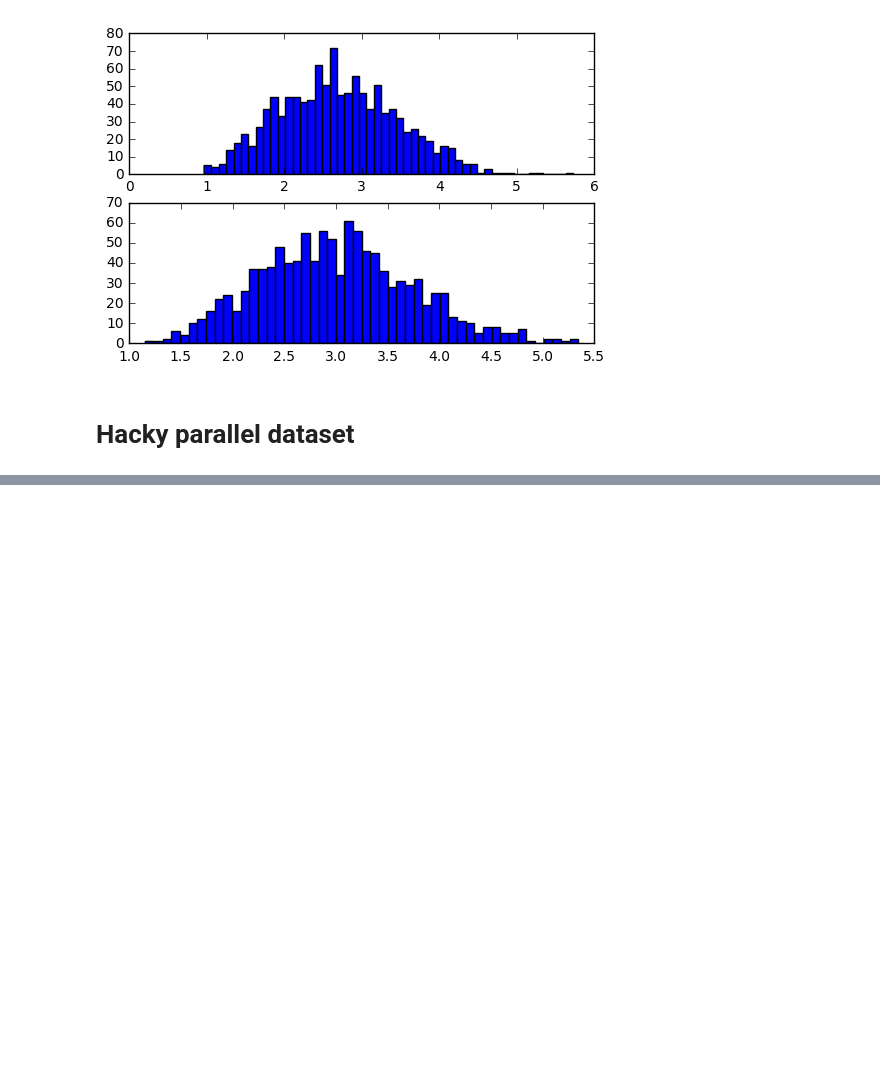
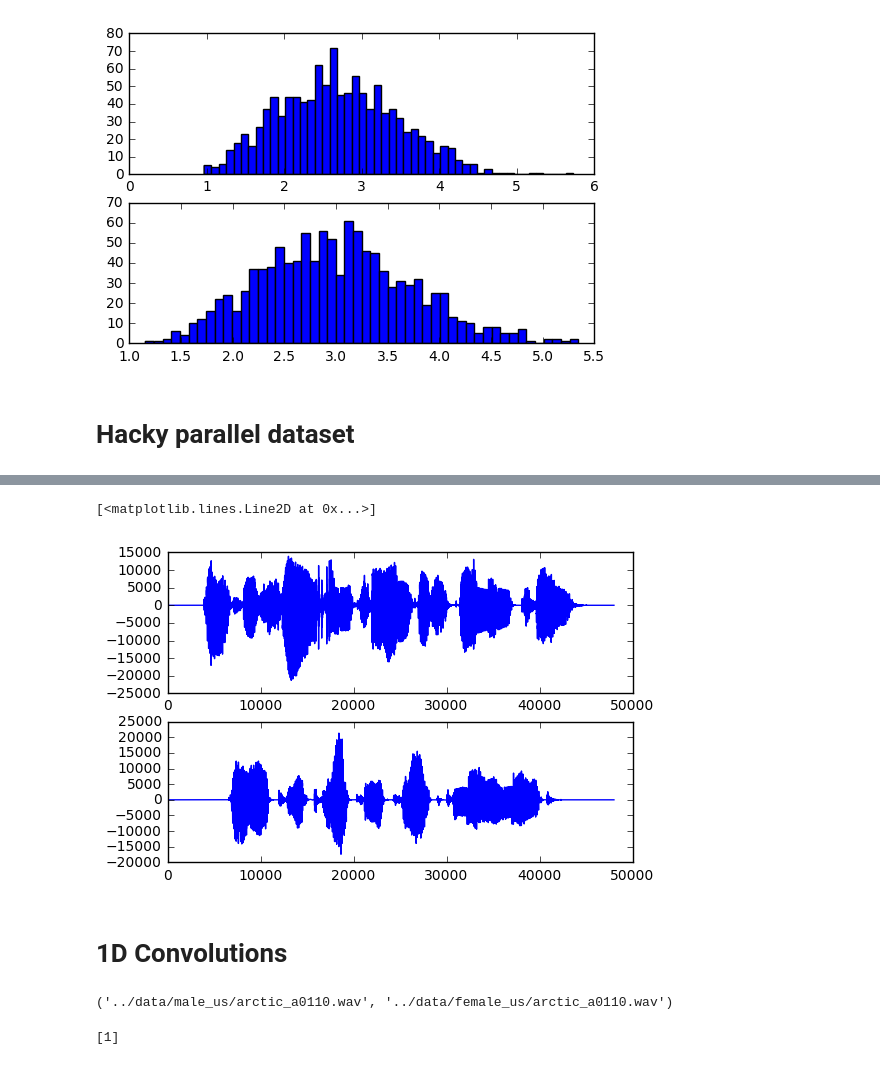
Before and after one commit to tmulc18/S2SCycleGAN, a Jupyter notebook: nbs/Data Investigating.ipynb, the cells around one changed output, grey strips where cells are left out. Cells and saved outputs as stored; diff of their text form; code cells hidden in the pictures; blank space fills up the shorter version.

```diff
--- a/nbs/Data Investigating.ipynb
+++ b/nbs/Data Investigating.ipynb
@@ -48,0 +120,27 @@ for i in glob.glob(mpath+'/*.wav'):
+# %%
+class Batch(object):
+    def __init__(self,mapping,bin_max,batch_size=1):
+        self.mapping = mapping
+        self.bin_max = bin_max
+        self.seq_size = self.bin_max*SMP_RATE
+        self.x_list = mapping.keys()
+        self.size = len(self.x_list)
+        self.batch_size = batch_size
+        self.cursors = [(self.size//self.batch_size)*i for i in range(self.batch_size)]
+
+    def getBatch(self):
+        x_path = [self.x_list[c] for c in self.cursors]
+        y_path = [self.mapping[xp] for xp in x_path]
+
+        #xs
+        x = np.empty(shape=(self.batch_size,self.seq_size))
+        for i,xp in enumerate(x_path):
+            _,x_raw=wavfile.read(xp)
+            x_pad = padTo(x_raw,self.bin_max*SMP_RATE)
+            x[i,:]=x_pad
+        #x =
+        #_,x = wavfile.read(xp)
+        #_,y = wavfile.read(y_path)
+        self.cursors = [(c+1)%self.size for c in self.cursors]
+        return x
+        return zip(x_path,y_path)
@@ -48,0 +153,19 @@ for i in glob.glob(mpath+'/*.wav'):
+# %%
+temp = b.getBatch()
+plt.subplot(211)
+plt.plot(temp[0])
+plt.subplot(212)
+plt.plot(temp[1])
+# %% [output]
+[<matplotlib.lines.Line2D at 0x...>]
+[figure, added]
+# %% [markdown]
+# 1D Convolutions
+# %%
+b.getBatch()[0]
+# %% [output]
+('../data/male_us/arctic_a0110.wav', '../data/female_us/arctic_a0110.wav')
+# %%
+b.cursors
+# %% [output]
+[1]
```
Also changed, not shown: parts of 15 cells of this notebook.
